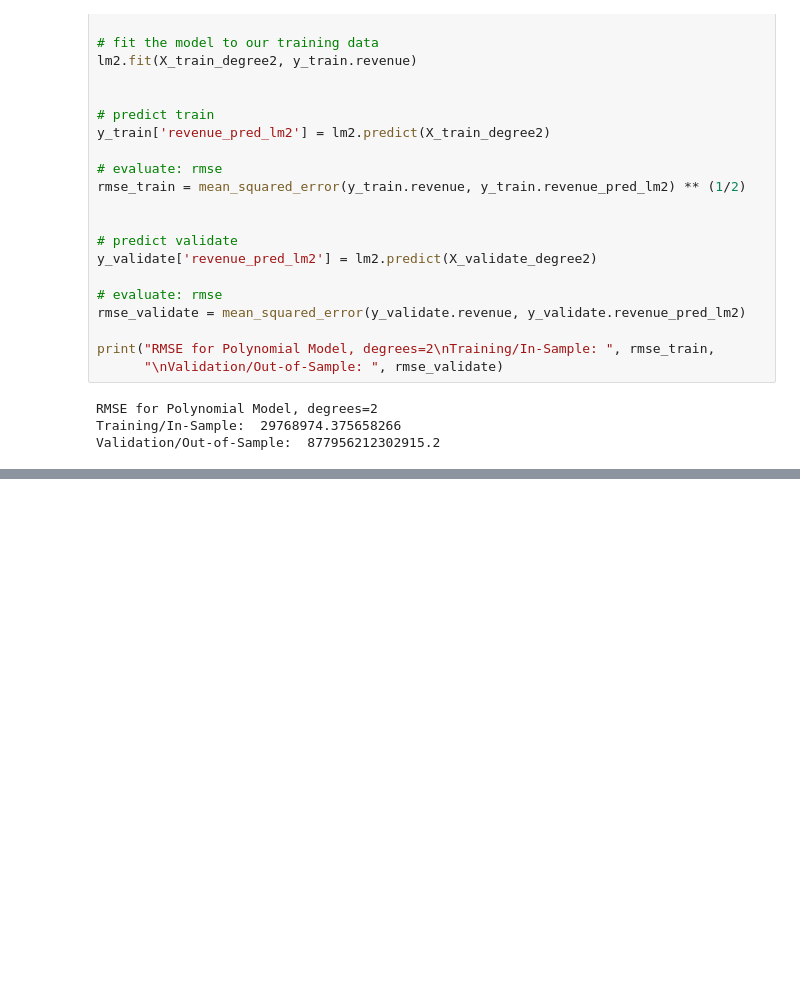
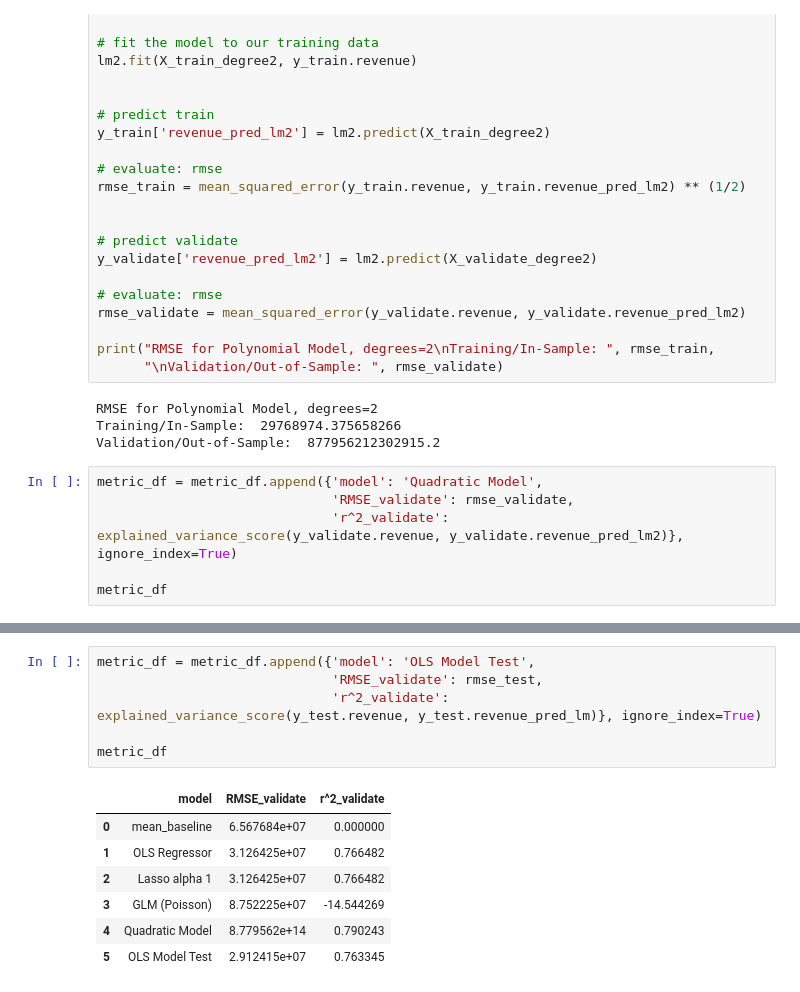
Before and after one commit to aliciag92/cinema-side-project, a Jupyter notebook: movie-revenue-report.ipynb, the cells around one changed output, grey strips where cells are left out. Drawn from its saved outputs; the diff is of its cells as text; blank space fills up the shorter version.

```diff
--- a/movie-revenue-report.ipynb
+++ b/movie-revenue-report.ipynb
@@ -559,3 +559,9 @@ print("RMSE for Polynomial Model, degrees=2\nTraining/In-Sample: ", rmse_train,
 RMSE for Polynomial Model, degrees=2
 Training/In-Sample:  29768974.375658266
 Validation/Out-of-Sample:  877956212302915.2
+# %%
+metric_df = metric_df.append({'model': 'Quadratic Model',
+                              'RMSE_validate': rmse_validate,
+                              'r^2_validate': explained_variance_score(y_validate.revenue, y_validate.revenue_pred_lm2)}, ignore_index=True)
+
+metric_df
@@ -561,0 +651,14 @@ Validation/Out-of-Sample:  877956212302915.2
+# %%
+metric_df = metric_df.append({'model': 'OLS Model Test',
+                              'RMSE_validate': rmse_test,
+                              'r^2_validate': explained_variance_score(y_test.revenue, y_test.revenue_pred_lm)}, ignore_index=True)
+
+metric_df
+# %% [output]
+|  | model | RMSE_validate | r^2_validate |
+| 0 | mean_baseline | 6.567684e+07 | 0.000000 |
+| 1 | OLS Regressor | 3.126425e+07 | 0.766482 |
+| 2 | Lasso alpha 1 | 3.126425e+07 | 0.766482 |
+| 3 | GLM (Poisson) | 8.752225e+07 | -14.544269 |
+| 4 | Quadratic Model | 8.779562e+14 | 0.790243 |
+| 5 | OLS Model Test | 2.912415e+07 | 0.763345 |
```
Also changed, not shown: parts of 9 cells of this notebook.
